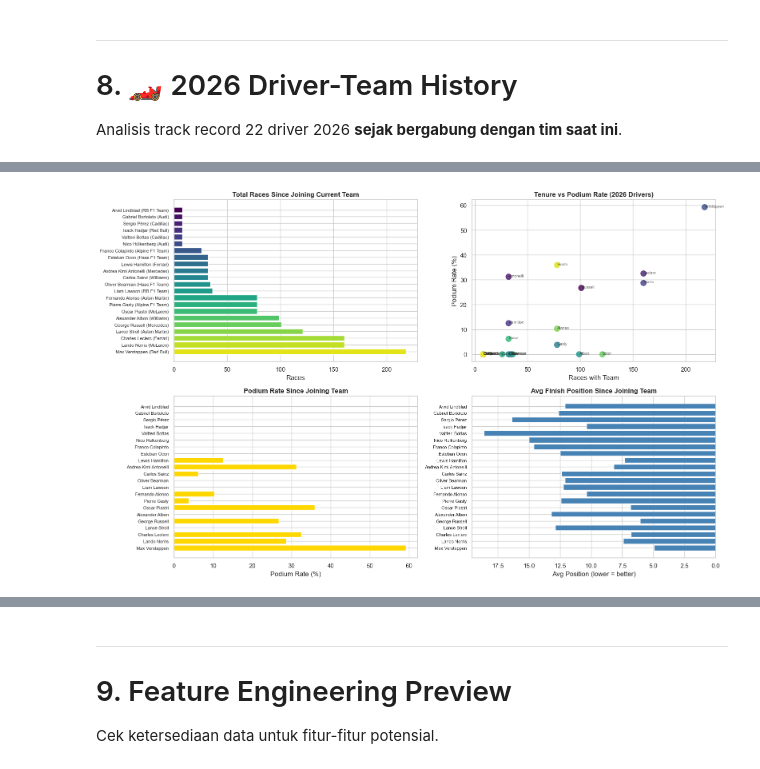
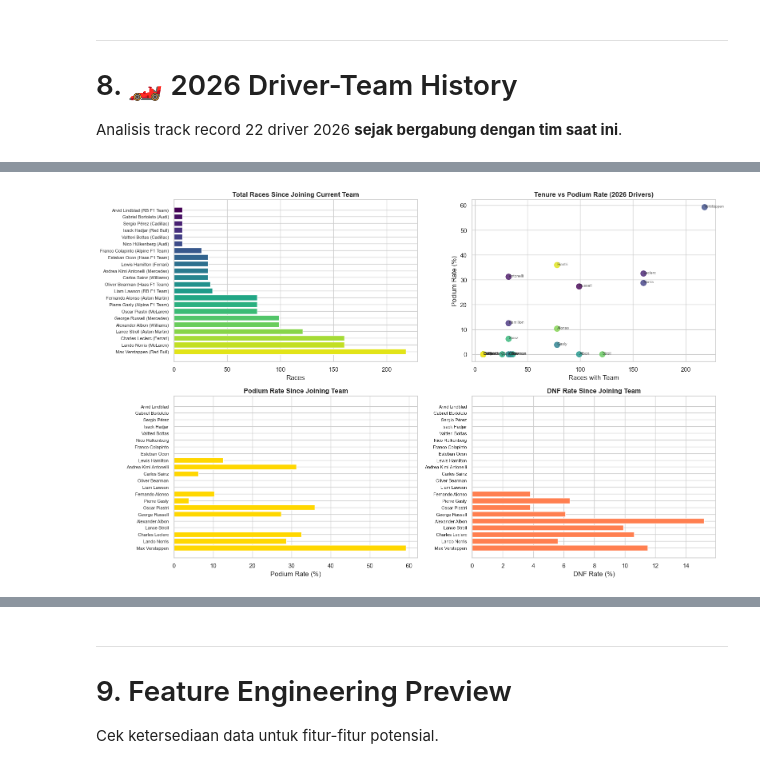
Before and after one commit to blurtie/f1-podium-prediction, a Jupyter notebook: notebooks/eda_azzam.ipynb, the cells around one changed output, grey strips where cells are left out. Cells and saved outputs as stored; diff of their text form; code cells hidden in the pictures.

```diff
--- a/notebooks/eda_azzam.ipynb
+++ b/notebooks/eda_azzam.ipynb
@@ -622,41 +640,62 @@ for _, row in driver_cid_2026.iterrows():
     did, cid = row["driverId"], row["constructorId"]
     driver_name = drivers_map.get(did, f"Driver {did}")
 
-    # All races for this driver with this constructor
+    # All races for this driver with this constructor, sorted by date
     team_races = all_results[(all_results["driverId"] == did) &
                               (all_results["constructorId"] == cid)].sort_values("date")
 
-    first_race = team_races.iloc[0]["date"] if len(team_races) > 0 else None
-    first_year = team_races.iloc[0]["year"] if len(team_races) > 0 else None
-    first_race_name = team_races.iloc[0]["raceId"] if len(team_races) > 0 else None
+    total_races_all = len(team_races)
 
-    # Also check the first raceId
-    first_race_id = team_races.iloc[0]["raceId"] if len(team_races) > 0 else None
+    # Detect gaps: if there is a gap > 365 days, take only the latest continuous stint
+    if total_races_all > 1:
+        team_races["gap_days"] = team_races["date"].diff().dt.days
+        last_gap_idx = team_races[team_races["gap_days"] > 365].index
+        if len(last_gap_idx) > 0:
+            # Start from the race after the last big gap
+            start_idx = last_gap_idx[-1]
+            team_races = team_races.loc[start_idx:].iloc[1:] if start_idx != team_races.index[-1] else team_races.iloc[-1:]
 
     total_races = len(team_races)
-    avg_pos = team_races["positionOrder"].mean()
-    podiums = (team_races["positionOrder"] <= 3).sum()
-    wins = (team_races["positionOrder"] == 1).sum()
-    dnf = team_races["position"].isna().sum()
-    avg_grid = team_races["grid"].mean()
-    current_avg = team_races.tail(min(10, len(team_races)))["positionOrder"].mean()
+
+    if total_races > 0:
+        first_race = team_races.iloc[0]
+        first_race_date = first_race["date"]
+        first_year = first_race["year"]
+        avg_pos = team_races["positionOrder"].mean()
+        podiums = (team_races["positionOrder"] <= 3).sum()
+        wins = (team_races["positionOrder"] == 1).sum()
+        dnf = team_races["position"].isna().sum()
+        avg_grid = team_races["grid"].mean()
+        current_avg = team_races.tail(min(10, len(team_races)))["positionOrder"].mean()
+        podium_rate_val = round(podiums / total_races * 100, 1) if total_races > 0 else 0
+    else:
+        first_race_date = None
+        first_year = None
+        avg_pos = None
+        podiums = 0
+        wins = 0
+        dnf = 0
+        avg_grid = None
+        current_avg = None
+        podium_rate_val = 0
 
     records.append({
         "driver": driver_name,
         "driverId": did,
         "constructorId": cid,
-        "first_race_date": first_race.date() if first_race is not None else None,
+        "first_race_date": first_race_date.date() if first_race_date is not None else None,
         "first_year": first_year,
         "total_races": total_races,
-        "avg_position": round(avg_pos, 2) if total_races > 0 else None,
+        "total_races_all_time": total_races_all,
+        "avg_position": round(avg_pos, 2) if avg_pos is not None else None,
         "podiums": podiums,
         "wins": wins,
         "dnfs": dnf,
-        "podium_rate": round(podiums / total_races * 100, 1) if total_races > 0 else 0,
+        "podium_rate": podium_rate_val,
         "win_rate": round(wins / total_races * 100, 1) if total_races > 0 else 0,
         "dnf_rate": round(dnf / total_races * 100, 1) if total_races > 0 else 0,
-        "avg_grid": round(avg_grid, 2) if total_races > 0 else None,
-        "avg_pos_last_10": round(current_avg, 2) if total_races > 0 else None,
+        "avg_grid": round(avg_grid, 2) if avg_grid is not None else None,
+        "avg_pos_last_10": round(current_avg, 2) if current_avg is not None else None,
     })
 
 df_2026 = pd.DataFrame(records)
@@ -704,23 +743,22 @@ axes[1,0].set_title("Podium Rate Since Joining Team", fontweight="bold")
 axes[1,0].set_xlabel("Podium Rate (%)")
 axes[1,0].invert_yaxis()
 
-# Avg position distribution
-axes[1,1].barh(range(len(sorted_df)), sorted_df["avg_position"].values,
-                color="steelblue")
+# DNF rate
+axes[1,1].barh(range(len(sorted_df)), sorted_df["dnf_rate"].values,
+                color="coral")
 axes[1,1].set_yticks(range(len(sorted_df)))
 axes[1,1].set_yticklabels(sorted_df["driver"].values, fontsize=8)
-axes[1,1].set_title("Avg Finish Position Since Joining Team", fontweight="bold")
-axes[1,1].set_xlabel("Avg Position (lower = better)")
+axes[1,1].set_title("DNF Rate Since Joining Team", fontweight="bold")
+axes[1,1].set_xlabel("DNF Rate (%)")
 axes[1,1].invert_yaxis()
-axes[1,1].invert_xaxis()
 
 plt.tight_layout()
 plt.show()
 
-print("\n🔍 Insight Highlights:")
+print("\nInsight Highlights (most recent continuous stint):")
 for _, r in sorted_df.iterrows():
     print(f"  {r['driver']:25s} ({r['team']:15s}): {r['total_races']:3d} race, "
-          f"avg P{r['avg_position']:.1f}, podium {r['podium_rate']:.0f}%, "
+          f"podium {r['podium_rate']:.0f}%, dnf {r['dnf_rate']:.0f}%, "
           f"win {r['win_rate']:.0f}%")
 # %% [output]
 |  | driver | team | first_year | total_races | avg_position | podium_rate | win_rate | dnf_rate | avg_grid |
@@ -733,11 +771,11 @@ for _, r in sorted_df.iterrows():
 | 6 | Oscar Piastri | McLaren | 2023 | 78 | 6.85 | 35.9 | 11.5 | 3.8 | 5.95 |
 | 7 | Pierre Gasly | Alpine F1 Team | 2023 | 78 | 12.42 | 3.8 | 0.0 | 6.4 | 12.17 |
 | 8 | Fernando Alonso | Aston Martin | 2023 | 78 | 10.38 | 10.3 | 0.0 | 3.8 | 9.77 |
 | 9 | Liam Lawson | RB F1 Team | 2024 | 36 | 12.25 | 0.0 | 0.0 | 0.0 | 11.74 |
 | ... | ... | ... | ... | ... | ... | ... | ... | ... | ... |
 | 17 | Gabriel Bortoleto | Audi | 2026 | 8 | 12.62 | 0.0 | 0.0 | 0.0 | 13.62 |
 | 18 | Sergio Pérez | Cadillac | 2026 | 8 | 16.38 | 0.0 | 0.0 | 0.0 | 19.25 |
 | 19 | Valtteri Bottas | Cadillac | 2026 | 8 | 18.62 | 0.0 | 0.0 | 0.0 | 19.75 |
 | 20 | Isack Hadjar | Red Bull | 2026 | 8 | 10.38 | 0.0 | 0.0 | 0.0 | 8.50 |
 | 21 | Nico Hülkenberg | Audi | 2026 | 8 | 15.00 | 0.0 | 0.0 | 0.0 | 11.50 |
-[figure, old version]
+[figure, new version]
```
Also changed, not shown: parts of 5 cells of this notebook.
